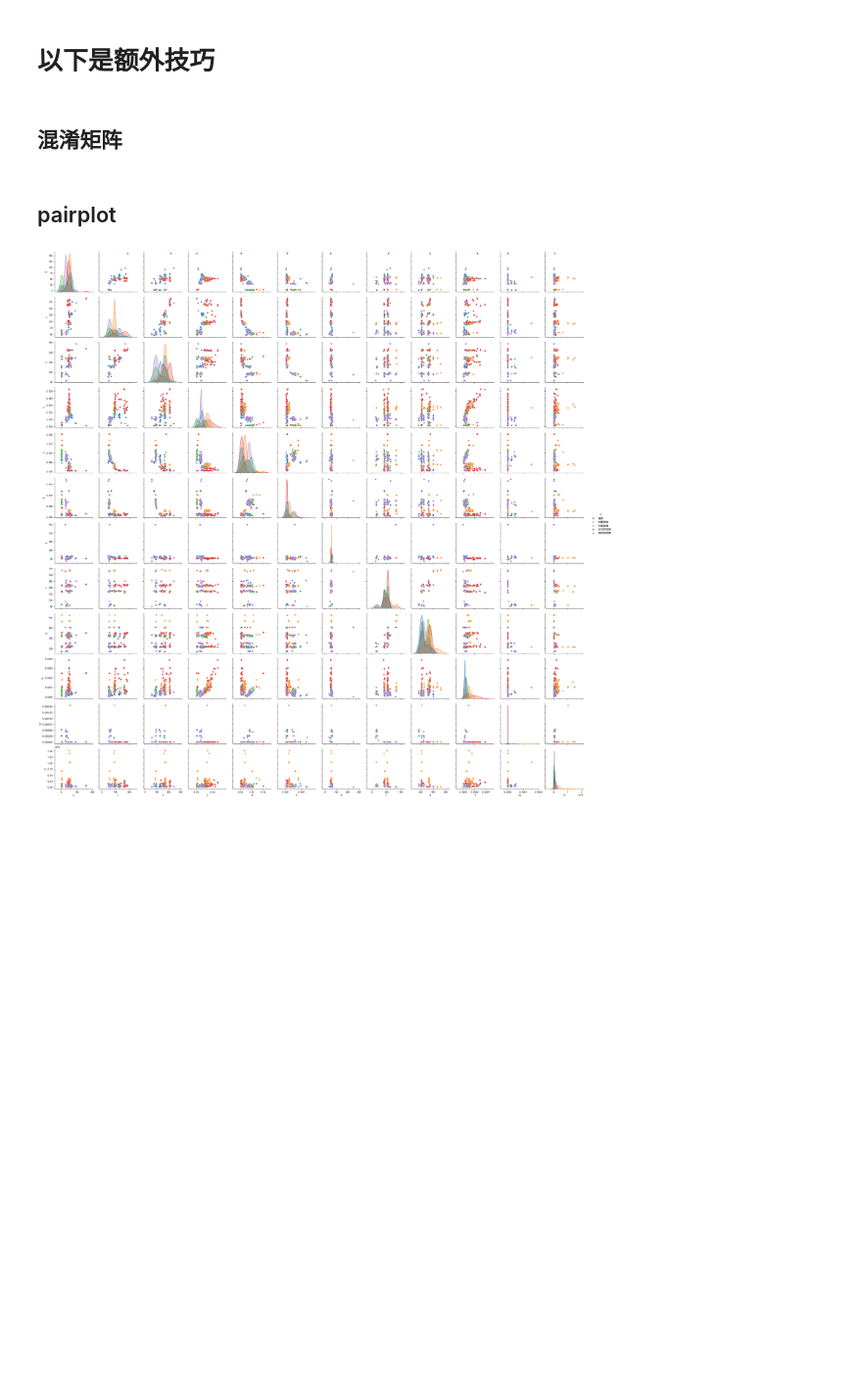
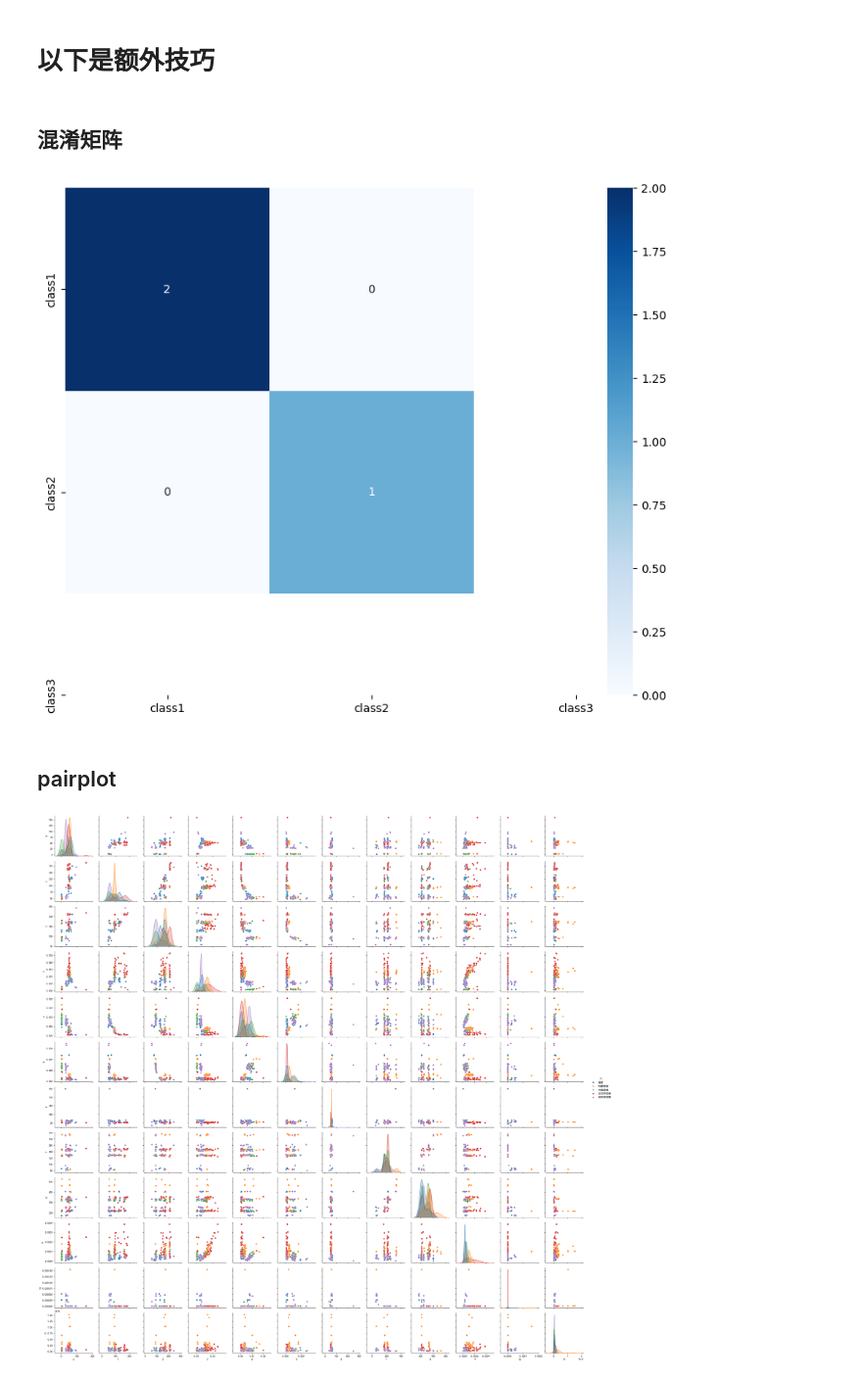
Before and after one commit to Str0keOOOO/Machine-Learning, a Jupyter notebook: fault_diagnosis.ipynb, the cells around one changed output. Shown at 98% size. Saved outputs shown, nothing was run; the diff lists cells and outputs as text; code cells hidden in the pictures; blank space fills up the shorter version.

Commit message:
plot:简化混淆矩阵的画法

```diff
--- a/fault_diagnosis.ipynb
+++ b/fault_diagnosis.ipynb
@@ -403,3 +362,29 @@ def plot_matrix(y_true, y_pred, labels_name, title=None, thresh=0.8, axis_labels
+# %%
+from sklearn import metrics
+import matplotlib.pyplot as plt
+import seaborn as sns
+
+
+
+def plot_matrix(all_b_y, all_pre_lab, class_label):
+
+    cm = metrics.confusion_matrix(all_b_y, all_pre_lab)
+    plt.figure(figsize=(10, 8))
+    sns.heatmap(
+        cm,
+        cmap="Blues",
+        annot=True,
+        fmt="d",
+        xticklabels=class_label,
+        yticklabels=class_label,
+    )
+
+    plt.show()
+
+
+plot_matrix([1, 2, 1], [1, 2, 1], ["class1", "class2", "class3"])
+# %% [output]
+[figure, added]
 # %% [markdown]
 ## pairplot
 # %%
```
Also changed, not shown: parts of 1 cell of this notebook, 6 other files.
